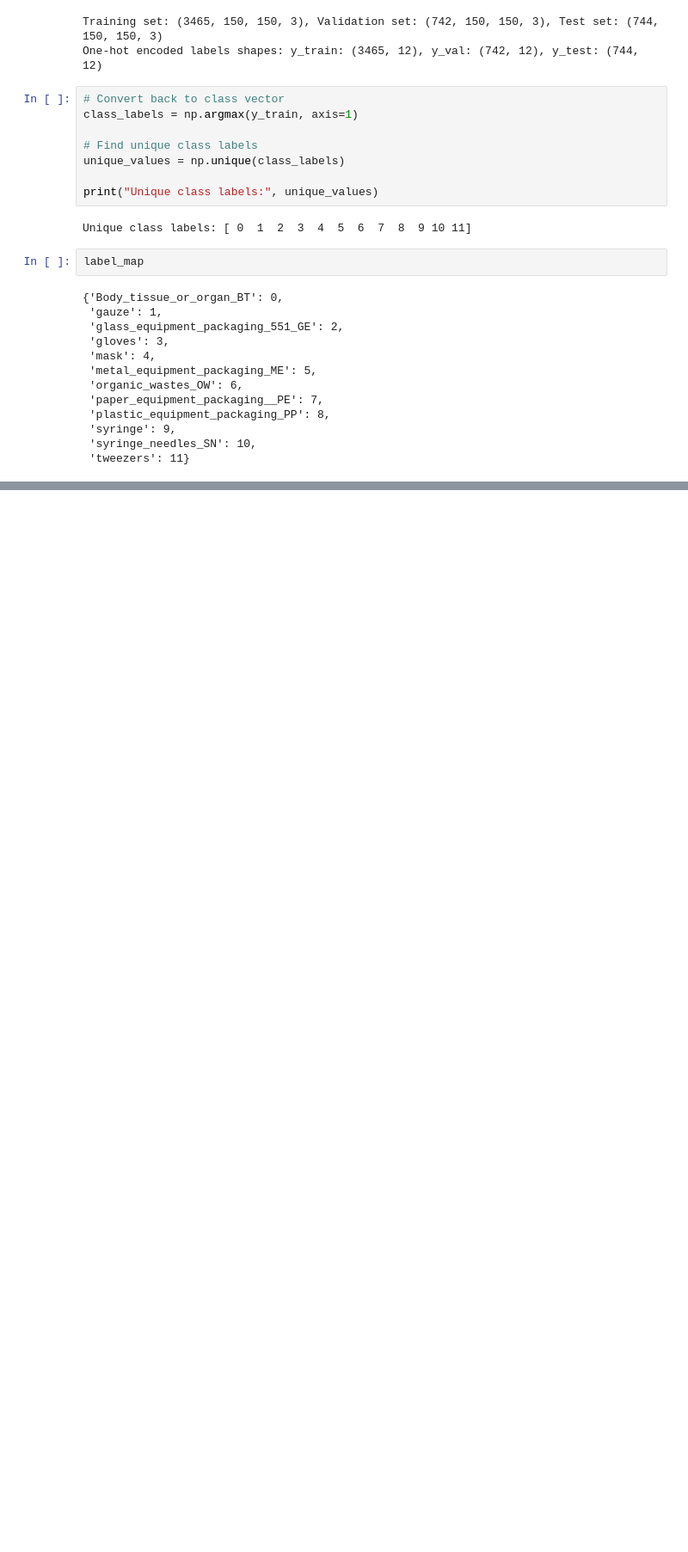
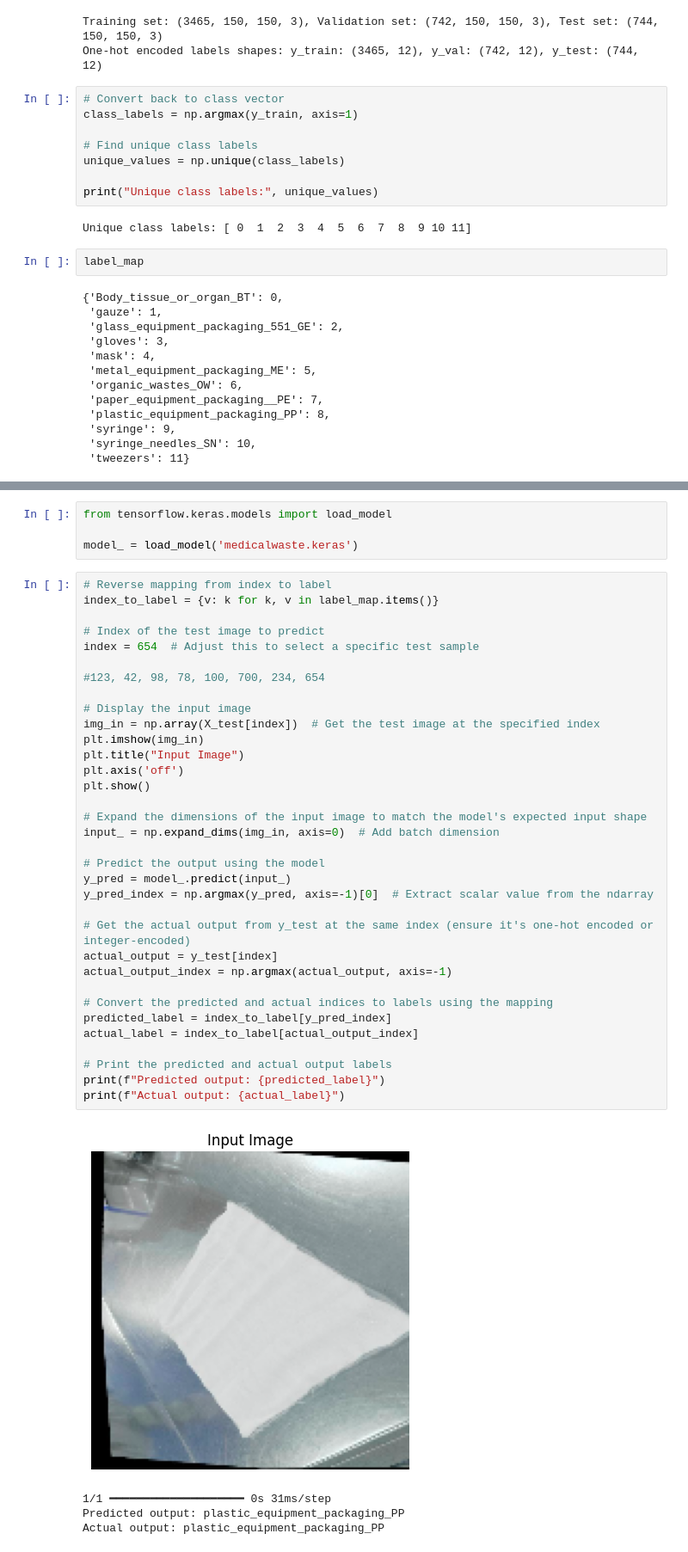
Before and after one commit to rea-git/clinical-waste-detection, a Jupyter notebook: medical_waste_prediction.ipynb, the cells around one changed output, grey strips where cells are left out. Shown: that part at 86% size. Drawn from its saved outputs; the diff is of its cells as text; blank space fills up the shorter version.

```diff
--- a/medical_waste_prediction.ipynb
+++ b/medical_waste_prediction.ipynb
@@ -278,0 +294,43 @@ plt.show()
+# %%
+from tensorflow.keras.models import load_model
+
+model_ = load_model('medicalwaste.keras')
+# %%
+# Reverse mapping from index to label
+index_to_label = {v: k for k, v in label_map.items()}
+
+# Index of the test image to predict
+index = 654  # Adjust this to select a specific test sample
+
+#123, 42, 98, 78, 100, 700, 234, 654
+
+# Display the input image
+img_in = np.array(X_test[index])  # Get the test image at the specified index
+plt.imshow(img_in)
+plt.title("Input Image")
+plt.axis('off')
+plt.show()
+
+# Expand the dimensions of the input image to match the model's expected input shape
+input_ = np.expand_dims(img_in, axis=0)  # Add batch dimension
+
+# Predict the output using the model
+y_pred = model_.predict(input_)
+y_pred_index = np.argmax(y_pred, axis=-1)[0]  # Extract scalar value from the ndarray
+
+# Get the actual output from y_test at the same index (ensure it's one-hot encoded or integer-encoded)
+actual_output = y_test[index]
+actual_output_index = np.argmax(actual_output, axis=-1)
+
+# Convert the predicted and actual indices to labels using the mapping
+predicted_label = index_to_label[y_pred_index]
+actual_label = index_to_label[actual_output_index]
+
+# Print the predicted and actual output labels
+print(f"Predicted output: {predicted_label}")
+print(f"Actual output: {actual_label}")
+# %% [output]
+[figure, added]
+1/1 ━━━━━━━━━━━━━━━━━━━━ 0s 31ms/step
+Predicted output: plastic_equipment_packaging_PP
+Actual output: plastic_equipment_packaging_PP
```
Also changed, not shown: parts of 6 cells of this notebook, 1 other file.
